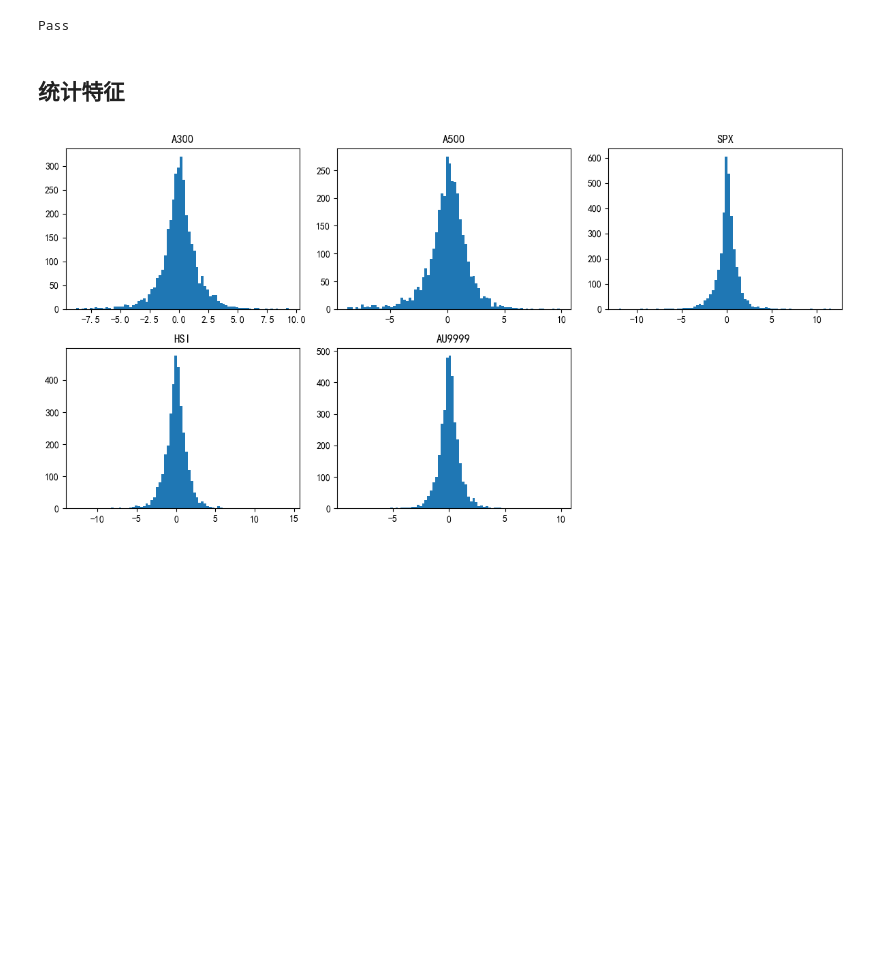
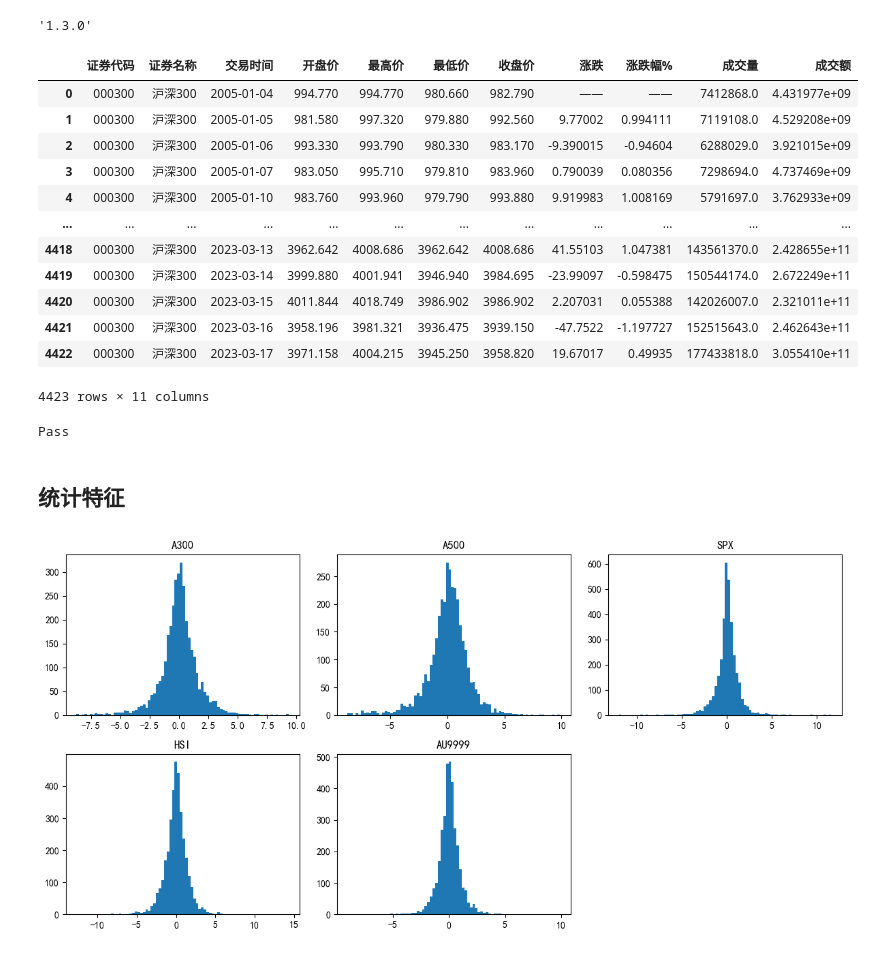
Before and after one commit to dishangti/Entropy-Pooling, a Jupyter notebook: EP.ipynb, the cells around one changed output. Saved outputs shown, nothing was run; the diff lists cells and outputs as text; code cells hidden in the pictures; blank space fills up the shorter version.

```diff
--- a/EP.ipynb
+++ b/EP.ipynb
@@ -6,9 +6,30 @@ import seaborn as sns
 import scipy
 import fortitudo.tech as ft
 import scipy.io as scio
+# %%
+import cvxopt
+cvxopt.__version__
+# %% [output]
+'1.3.0'
 # %%
 plt.rcParams['font.sans-serif']=['SimHei']
 plt.rcParams['axes.unicode_minus'] = False
+# %%
+A300
+# %% [output]
+|  | 证券代码 | 证券名称 | 交易时间 | 开盘价 | 最高价 | 最低价 | 收盘价 | 涨跌 | 涨跌幅% | 成交量 | 成交额 |
+| 0 | 000300 | 沪深300 | 2005-01-04 | 994.770 | 994.770 | 980.660 | 982.790 | —— | —— | 7412868.0 | 4.431977e+09 |
+| 1 | 000300 | 沪深300 | 2005-01-05 | 981.580 | 997.320 | 979.880 | 992.560 | 9.77002 | 0.994111 | 7119108.0 | 4.529208e+09 |
+| 2 | 000300 | 沪深300 | 2005-01-06 | 993.330 | 993.790 | 980.330 | 983.170 | -9.390015 | -0.94604 | 6288029.0 | 3.921015e+09 |
+| 3 | 000300 | 沪深300 | 2005-01-07 | 983.050 | 995.710 | 979.810 | 983.960 | 0.790039 | 0.080356 | 7298694.0 | 4.737469e+09 |
+| 4 | 000300 | 沪深300 | 2005-01-10 | 983.760 | 993.960 | 979.790 | 993.880 | 9.919983 | 1.008169 | 5791697.0 | 3.762933e+09 |
+| ... | ... | ... | ... | ... | ... | ... | ... | ... | ... | ... | ... |
+| 4418 | 000300 | 沪深300 | 2023-03-13 | 3962.642 | 4008.686 | 3962.642 | 4008.686 | 41.55103 | 1.047381 | 143561370.0 | 2.428655e+11 |
+| 4419 | 000300 | 沪深300 | 2023-03-14 | 3999.880 | 4001.941 | 3946.940 | 3984.695 | -23.99097 | -0.598475 | 150544174.0 | 2.672249e+11 |
+| 4420 | 000300 | 沪深300 | 2023-03-15 | 4011.844 | 4018.749 | 3986.902 | 3986.902 | 2.207031 | 0.055388 | 142026007.0 | 2.321011e+11 |
+| 4421 | 000300 | 沪深300 | 2023-03-16 | 3958.196 | 3981.321 | 3936.475 | 3939.150 | -47.7522 | -1.197727 | 152515643.0 | 2.462643e+11 |
+| 4422 | 000300 | 沪深300 | 2023-03-17 | 3971.158 | 4004.215 | 3945.250 | 3958.820 | 19.67017 | 0.49935 | 177433818.0 | 3.055410e+11 |
+4423 rows × 11 columns
 # %%
 A300 = pd.read_excel('A300_daily.xls').dropna()
 A500 = pd.read_excel('A500_daily.xls').dropna()
```
Also changed, not shown: parts of 11 cells of this notebook, 1 other file.
